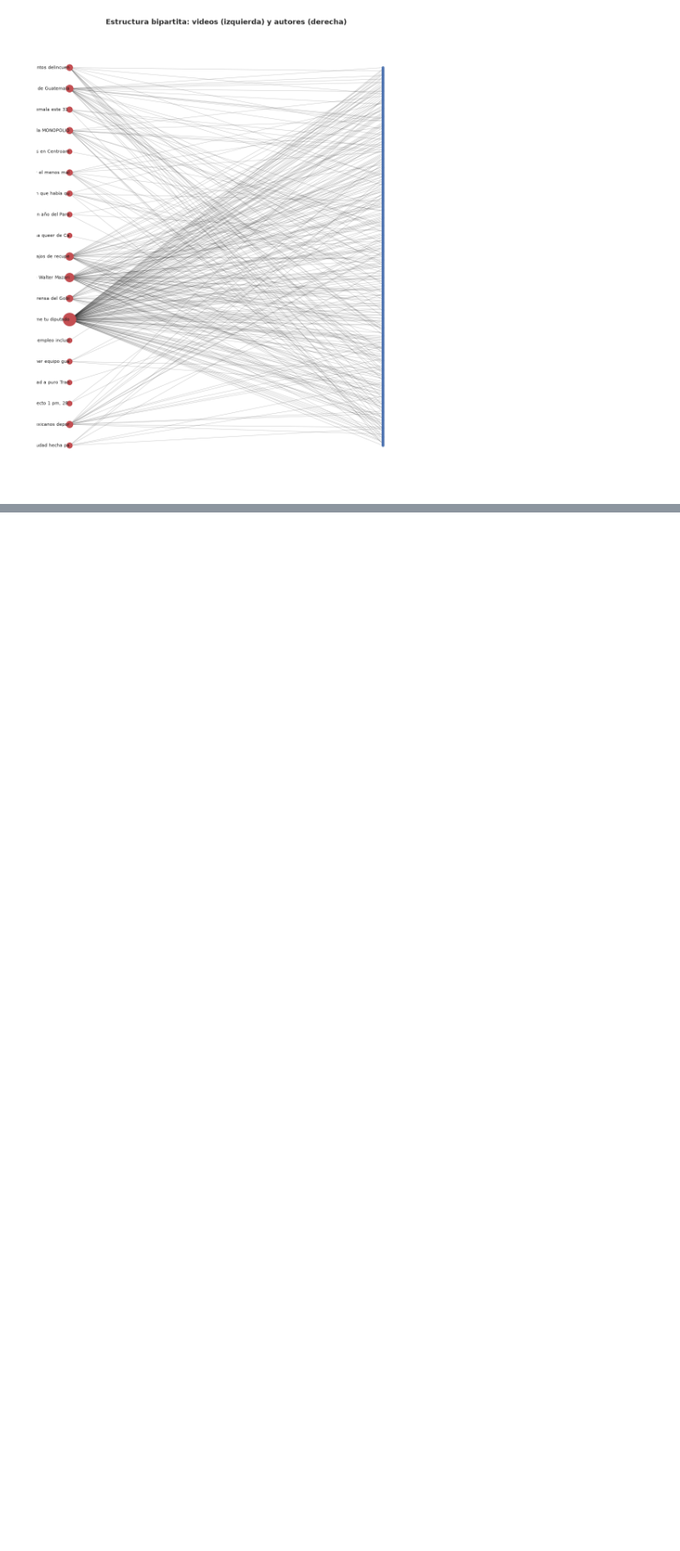
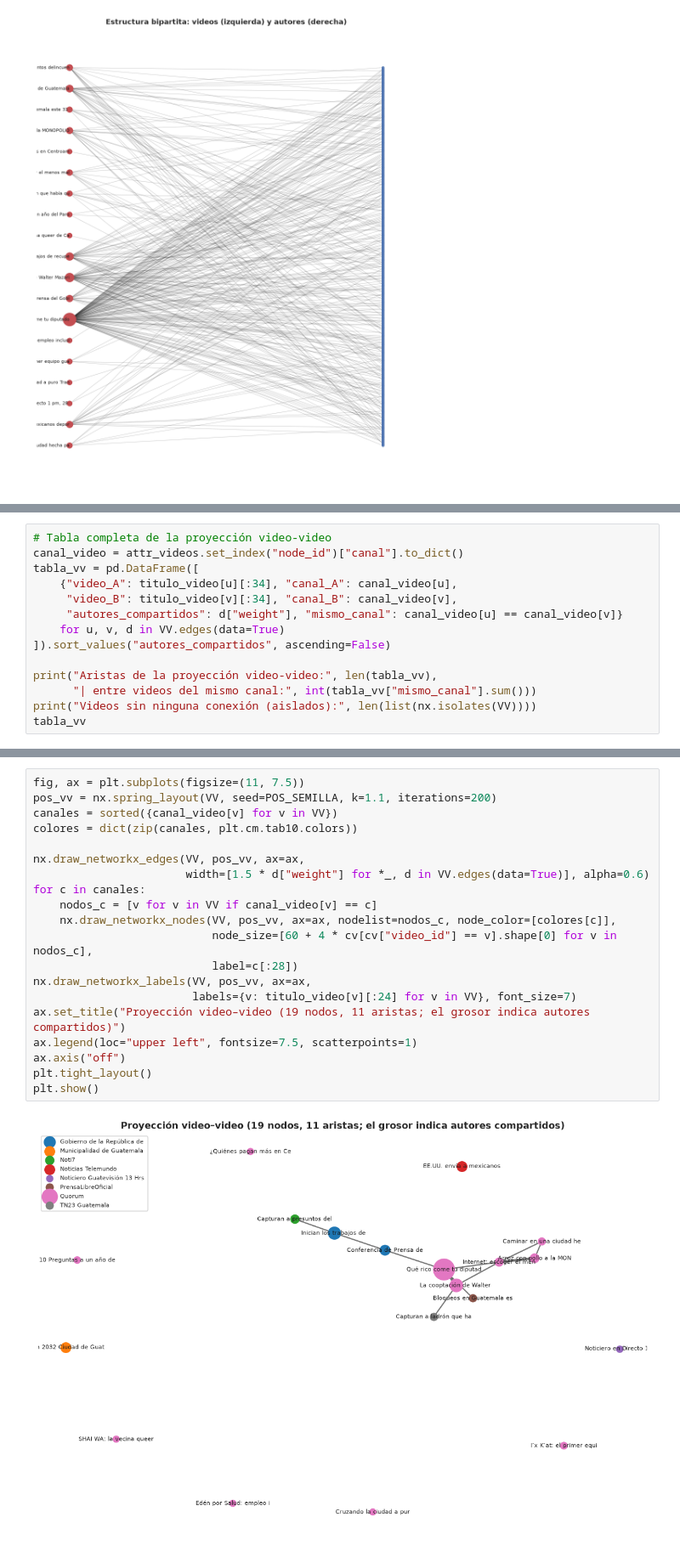
Before and after one commit to Tunchxz/CC3084-Laboratorio-6, a Jupyter notebook: notebooks/03_redes.ipynb, the cells around one changed output, grey strips where cells are left out. Shown at 85% size. Cells and saved outputs as stored; diff of their text form; blank space fills up the shorter version.

```diff
--- a/notebooks/03_redes.ipynb
+++ b/notebooks/03_redes.ipynb
@@ -262,0 +318,14 @@ plt.show()
+# %%
+# Tabla completa de la proyección video-video
+canal_video = attr_videos.set_index("node_id")["canal"].to_dict()
+tabla_vv = pd.DataFrame([
+    {"video_A": titulo_video[u][:34], "canal_A": canal_video[u],
+     "video_B": titulo_video[v][:34], "canal_B": canal_video[v],
+     "autores_compartidos": d["weight"], "mismo_canal": canal_video[u] == canal_video[v]}
+    for u, v, d in VV.edges(data=True)
+]).sort_values("autores_compartidos", ascending=False)
+
+print("Aristas de la proyección video-video:", len(tabla_vv),
+      "| entre videos del mismo canal:", int(tabla_vv["mismo_canal"].sum()))
+print("Videos sin ninguna conexión (aislados):", len(list(nx.isolates(VV))))
+tabla_vv
@@ -262,0 +372,22 @@ plt.show()
+# %%
+fig, ax = plt.subplots(figsize=(11, 7.5))
+pos_vv = nx.spring_layout(VV, seed=POS_SEMILLA, k=1.1, iterations=200)
+canales = sorted({canal_video[v] for v in VV})
+colores = dict(zip(canales, plt.cm.tab10.colors))
+
+nx.draw_networkx_edges(VV, pos_vv, ax=ax,
+                       width=[1.5 * d["weight"] for *_, d in VV.edges(data=True)], alpha=0.6)
+for c in canales:
+    nodos_c = [v for v in VV if canal_video[v] == c]
+    nx.draw_networkx_nodes(VV, pos_vv, ax=ax, nodelist=nodos_c, node_color=[colores[c]],
+                           node_size=[60 + 4 * cv[cv["video_id"] == v].shape[0] for v in nodos_c],
+                           label=c[:28])
+nx.draw_networkx_labels(VV, pos_vv, ax=ax,
+                        labels={v: titulo_video[v][:24] for v in VV}, font_size=7)
+ax.set_title("Proyección video–video (19 nodos, 11 aristas; el grosor indica autores compartidos)")
+ax.legend(loc="upper left", fontsize=7.5, scatterpoints=1)
+ax.axis("off")
+plt.tight_layout()
+plt.show()
+# %% [output]
+[figure, added]
```
Also changed, not shown: parts of 7 cells of this notebook.
